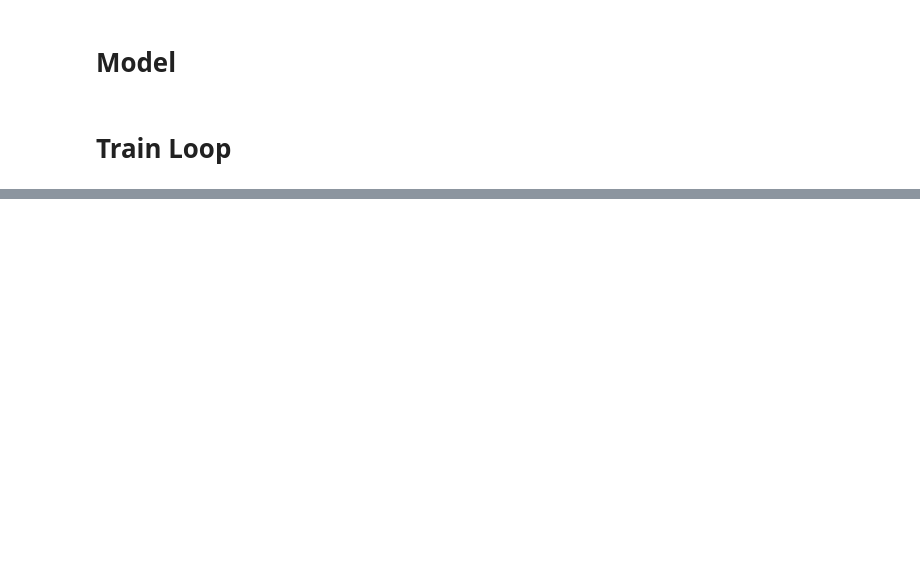
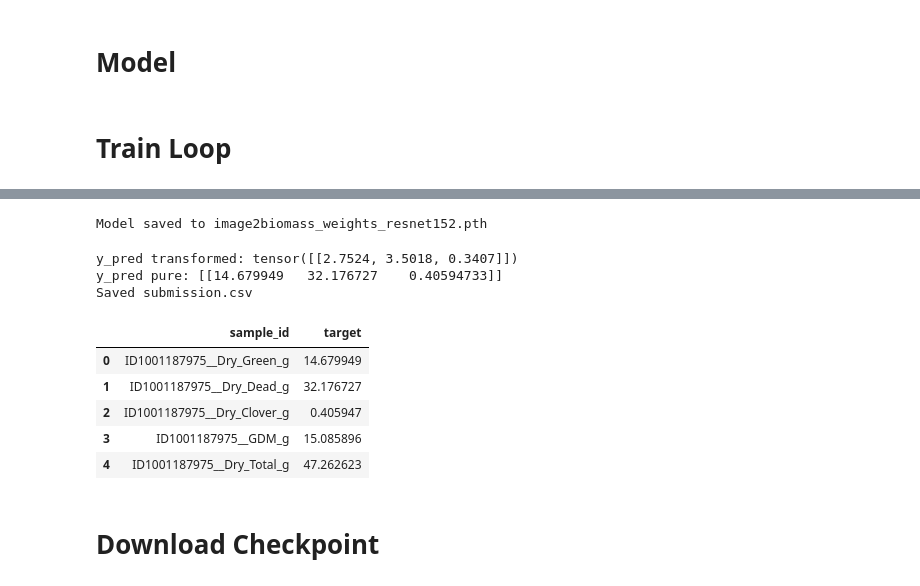
Before and after one commit to sayidmabrur/CSIRO-Image2Biomass-Prediction, a Jupyter notebook: csiro-competitionv2.ipynb, the cells around one changed output, grey strips where cells are left out. Cells and saved outputs as stored; diff of their text form; code cells hidden in the pictures; blank space fills up the shorter version.

```diff
--- a/csiro-competitionv2.ipynb
+++ b/csiro-competitionv2.ipynb
@@ -729,7 +783,7 @@ from tqdm import tqdm
 import torch
 from torch.nn.utils import clip_grad_norm_
 
-epochs = 400
+epochs = 500
 for epoch in range(1, epochs+1):
     model.train()
     train_loss = 0
@@ -797,6 +887,8 @@ for epoch in range(1, epochs+1):
 # %%
-torch.save(model.state_dict(), "image2biomass_weights_resnet152.pth")
-print("Model saved to best_model.pth")
+torch.save(model.state_dict(), "image2biomass_weights_resnet152_best.pth")
+print("Model saved to image2biomass_weights_resnet152_best.pth")
+# %% [output]
+Model saved to image2biomass_weights_resnet152.pth
 # %%
 import numpy as np
 import torch
@@ -804,7 +896,7 @@ import pandas as pd
 from tqdm import tqdm
 
 model = Image2BiomassModel().to(device)
-model.load_state_dict(torch.load("best_model.pth", map_location=device))
+model.load_state_dict(torch.load("image2biomass_weights_resnet152_best.pth", map_location=device))
 model.eval()
 
 rows = []
@@ -833,30 +925,40 @@ with torch.no_grad():
         print("y_pred transformed:", y_pred)
 
         y_pred = target_untransform(y_pred).cpu().numpy()
 
         print("y_pred pure:", y_pred)
         # extract 3 predictions in the correct order
         dg = y_pred[:, 0]  # Dry_Green_g
         dd = y_pred[:, 1]  # Dry_Dead_g
         dc = y_pred[:, 2]  # Dry_Clover_g
 
         # compute extra targets
         gdm = dg + dc
         dry_total = dg + dd + dc
 
         preds5 = np.stack([dg, dd, dc, gdm, dry_total], axis=1)
         np.set_printoptions(suppress=True, precision=4)
         # print(preds5)
 
         # build submission rows
         for sid, pred_vec in zip(sample_ids, preds5):
             for col, value in zip(target_cols, pred_vec):
                 rows.append({
                     "sample_id": f"{sid}__{col}",
                     "target": float(value)
                 })
 
 df_submit = pd.DataFrame(rows)
 df_submit.to_csv("submission.csv", index=False)
 print("Saved submission.csv")
 df_submit.head(20)
+# %% [output]
+y_pred transformed: tensor([[2.7524, 3.5018, 0.3407]])
+y_pred pure: [[14.679949   32.176727    0.40594733]]
+Saved submission.csv
+|  | sample_id | target |
+| 0 | ID1001187975__Dry_Green_g | 14.679949 |
+| 1 | ID1001187975__Dry_Dead_g | 32.176727 |
+| 2 | ID1001187975__Dry_Clover_g | 0.405947 |
+| 3 | ID1001187975__GDM_g | 15.085896 |
+| 4 | ID1001187975__Dry_Total_g | 47.262623 |
@@ -864,0 +965,2 @@ df_submit.head(20)
+# %% [markdown]
+# Download Checkpoint
```
Also changed, not shown: parts of 15 cells of this notebook.
